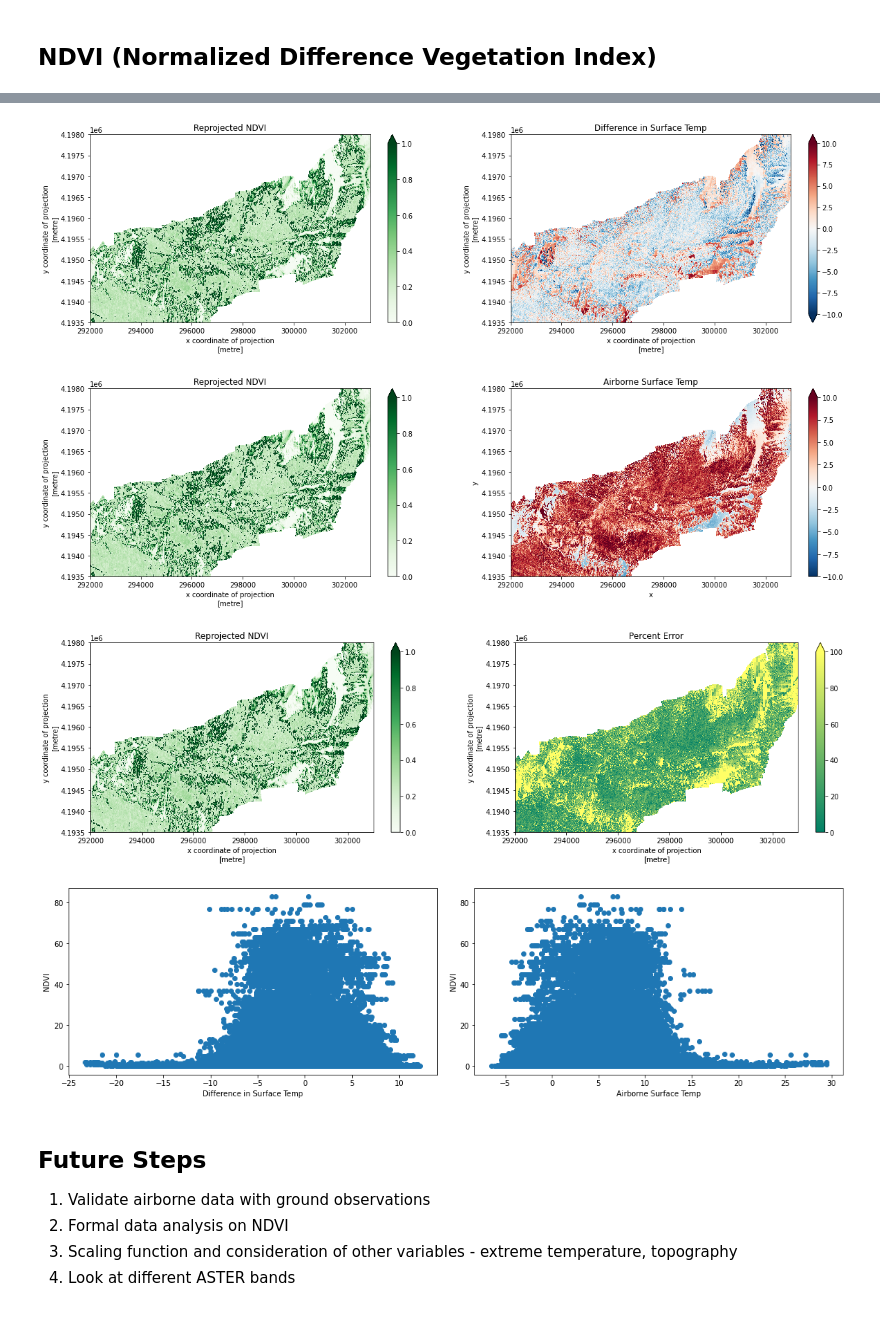
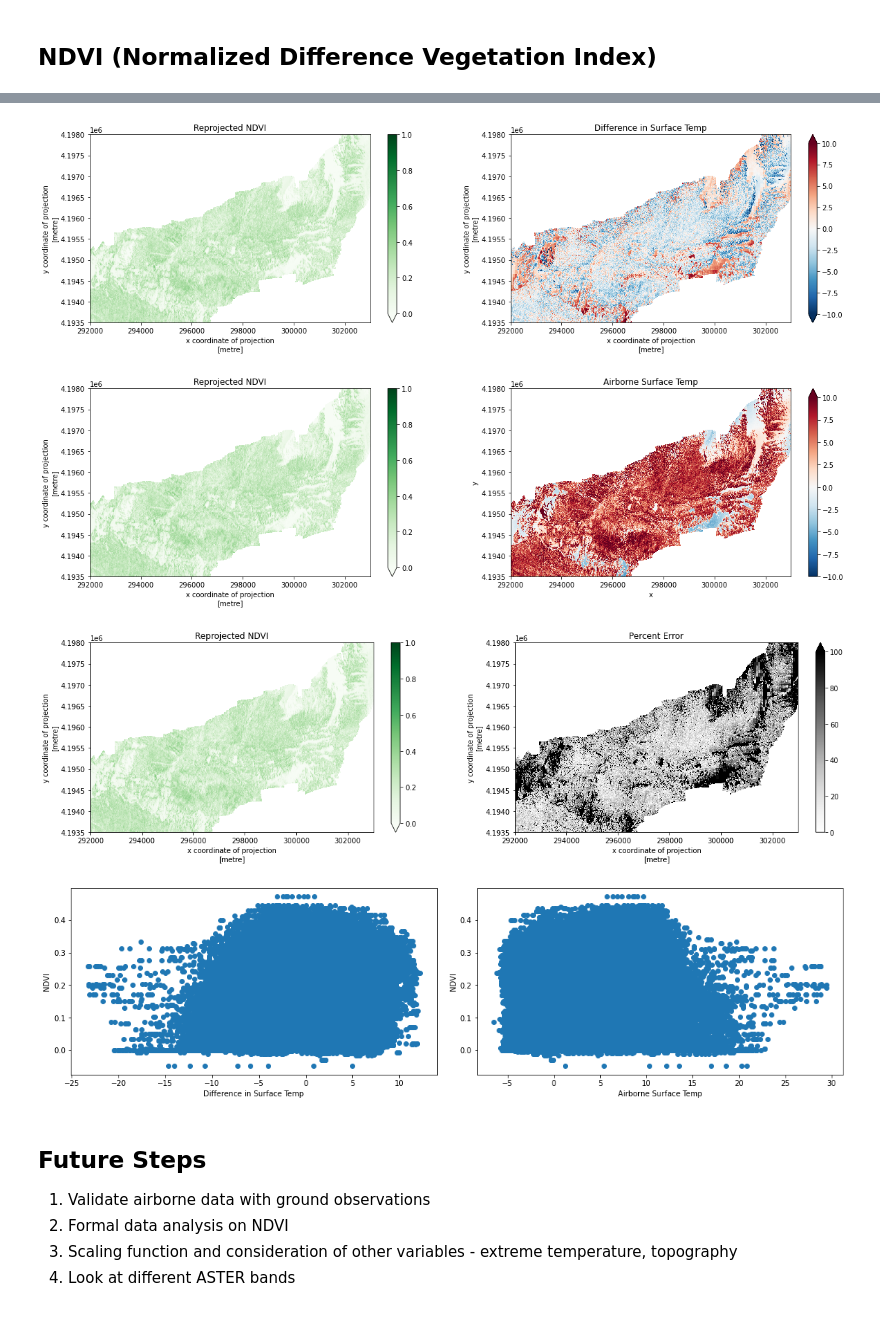
Before and after one commit to UW-GDA/aster-thermal, a Jupyter notebook: summary.ipynb, the cells around one changed output, grey strips where cells are left out. Cells and saved outputs as stored; diff of their text form; code cells hidden in the pictures.

Commit message:
Updated NDVI calculations

```diff
--- a/summary.ipynb
+++ b/summary.ipynb
@@ -181,0 +192,4 @@ ax.set_title('Masked NDVI');
+# %%
+f, ax = plt.subplots(figsize=(12,10))
+
+plt.hist(NDVI_m.values.ravel(),bins=100);
@@ -182,7 +198,7 @@ ax.set_title('Masked NDVI');
 # %%
 f, [ax1, ax2] = plt.subplots(1,2)
 
-NDVI_masked.plot(ax=ax1, vmin=0, vmax=1, cmap='Greens')
+NDVI_m.plot(ax=ax1, vmin=0, vmax=1, cmap='Greens')
 ax1.set_title('Reprojected NDVI')
 diff.plot(ax=ax2, vmin=-10, vmax=10, cmap='RdBu_r')
 ax2.set_title('Difference in Surface Temp')
@@ -190,11 +206,11 @@ ax2.set_title('Difference in Surface Temp')
 f.set_figwidth(20)
 f.set_figheight(5);
 # %% [output]
-[figure, old version]
+[figure, new version]
 # %%
 f, [ax1, ax2] = plt.subplots(1,2)
 
-NDVI_masked.plot(ax=ax1, vmin=0, vmax=1, cmap='Greens')
+NDVI_m.plot(ax=ax1, vmin=0, vmax=1, cmap='Greens')
 ax1.set_title('Reprojected NDVI')
 air_src.plot(ax=ax2, vmin=-10, vmax=10, cmap='RdBu_r')
 ax2.set_title('Airborne Surface Temp')
@@ -202,34 +218,34 @@ ax2.set_title('Airborne Surface Temp')
 f.set_figwidth(20)
 f.set_figheight(5);
 # %% [output]
-[figure, old version]
+[figure, new version]
 # %%
 f, [ax1, ax2] = plt.subplots(1,2)
 
-NDVI_masked.plot(ax=ax1, vmin=0, vmax=1, cmap='Greens')
+NDVI_m.plot(ax=ax1, vmin=0, vmax=1, cmap='Greens')
 ax1.set_title('Reprojected NDVI')
-percent_error.plot(ax=ax2, vmin=0, vmax=100, cmap='summer')
+percent_error.plot(ax=ax2, vmin=0, vmax=100, cmap='Greys')
 ax2.set_title('Percent Error')
 
 f.set_figwidth(20)
 f.set_figheight(5);
 # %% [output]
-[figure, old version]
+[figure, new version]
 # %%
-air_where_NDVI = air_src.where(~np.isnan(NDVI_masked))
+air_where_NDVI = air_src.where(~np.isnan(NDVI_m))
 # %%
 # Plot histogram of NDVI
 f, [ax1,ax2] = plt.subplots(nrows=1,ncols=2,figsize=(15,4),constrained_layout=True)
 
-ax1.scatter(diff,NDVI_masked)
+ax1.scatter(diff,NDVI_m)
 ax1.set_ylabel('NDVI')
 ax1.set_xlabel('Difference in Surface Temp')
 
-ax2.scatter(air_where_NDVI,NDVI_masked)
+ax2.scatter(air_where_NDVI,NDVI_m)
 ax2.set_ylabel('NDVI')
 ax2.set_xlabel('Airborne Surface Temp');
 # %% [output]
-[figure, old version]
+[figure, new version]
 # %% [markdown]
 ## Future Steps
 1. Validate airborne data with ground observations
```
Also changed, not shown: parts of 7 cells of this notebook.
